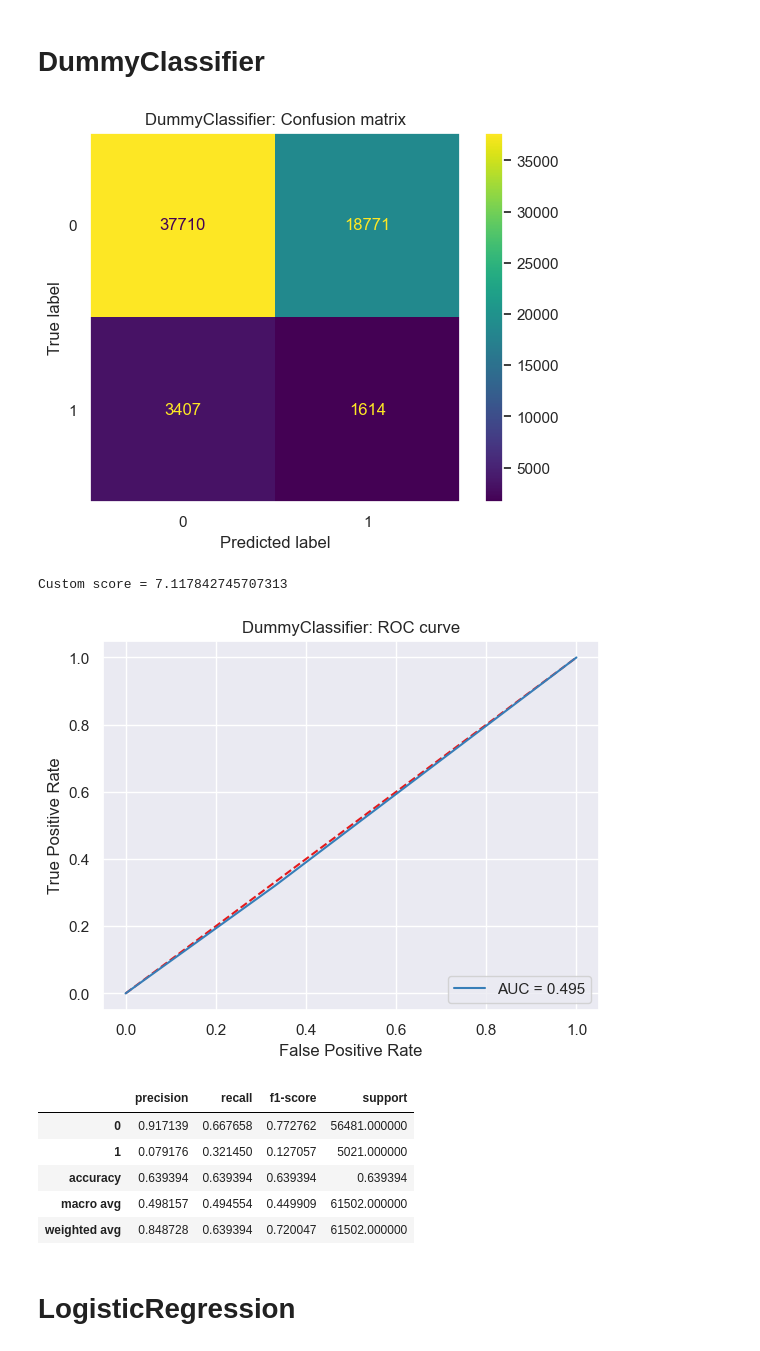
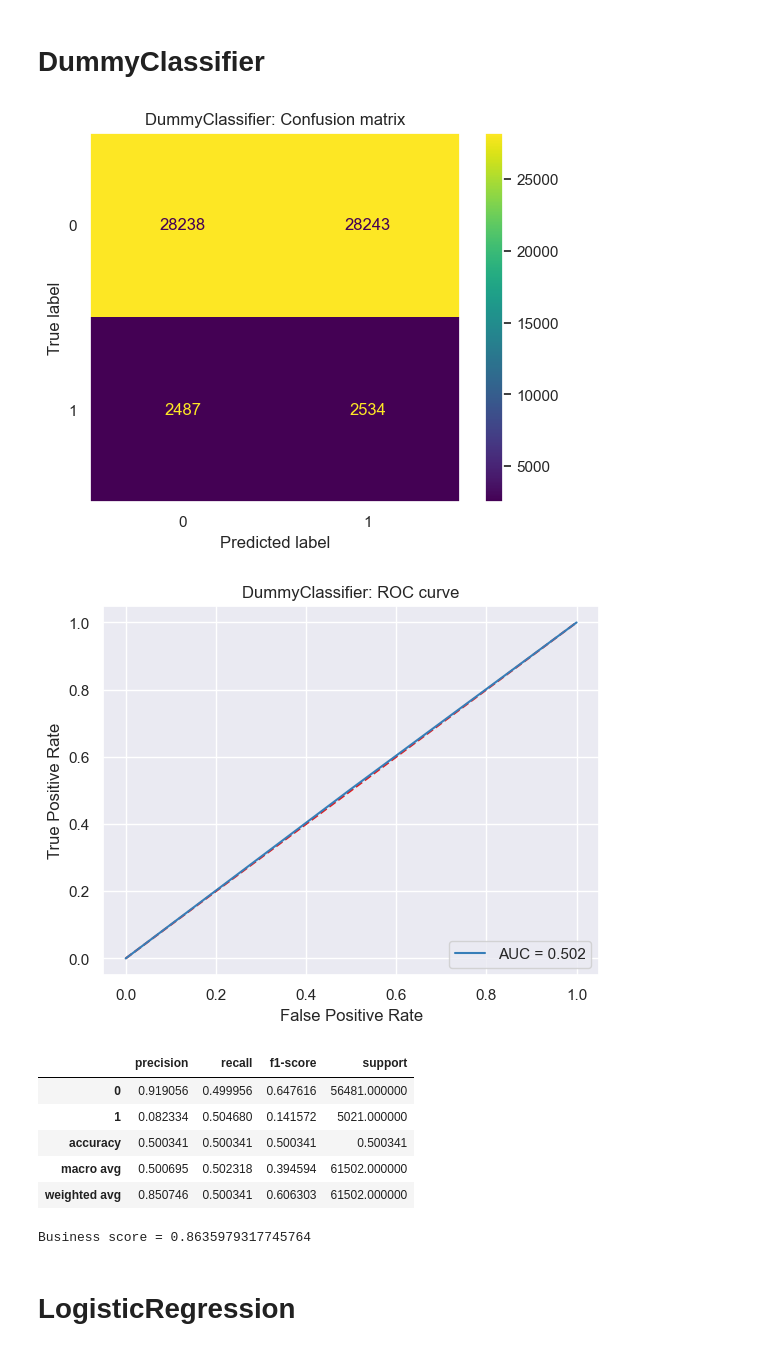
Before and after one commit to ahonestla/OC_DS_P7, a Jupyter notebook: notebooks/3-modelling.ipynb, the cells around one changed output. Saved outputs shown, nothing was run; the diff lists cells and outputs as text; code cells hidden in the pictures.

Commit message:
[NOTEBOOK] Add test df

```diff
--- a/notebooks/3-modelling.ipynb
+++ b/notebooks/3-modelling.ipynb
@@ -223,15 +218,16 @@ Ratio is 1:11
 I will define a pipeline that first transforms the training dataset with SMOTE then fits the model.
 # %%
 # Define oversampling and undersampling
-over = SMOTE(sampling_strategy=0.1) # oversample to 1:10 ratio
-under = RandomUnderSampler(sampling_strategy=0.5) # undersample to 1:2 ratio
+over = SMOTE(sampling_strategy=0.5) # oversample to 1:2 ratio
+under = RandomUnderSampler(sampling_strategy=1) # undersample to 1:1 ratio
 
 # Define pipeline
 steps = [('over', over), ('under', under)]
+# steps = [('over', over)]
 pipeline = Pipeline(steps=steps)
 
 # Transform the dataset
-x_res, y_res = pipeline.fit_resample(x_train_fill, y_train)
+x_res, y_res = pipeline.fit_resample(x_train, y_train)
 
 print("Training target statistics:", Counter(y_res))
 print("Testing target statistics:", Counter(y_test))
@@ -252,11 +248,9 @@ THRESHOLD_CLASS1 = 1 - THRESHOLD_CLASS0  # belong to class 1 (repay failure)
 Rule : cost FN (dont repay - predicted as repay) = 10 cost FP (repay - predicted as dont repay)
 # %%
 # Custom loss function based on business rule
-def custom_loss_func(y_true, y_pred):
-    tn, fp, fn, tp = confusion_matrix(y_true, y_pred).ravel()
-    fnr = fn / (fn + tp)  # false negative rate
-    fpr = fp / (fp + tn)  # false positive rate
-    cost = (10 * fnr) + fpr
+def business_loss_func(y_true, y_pred):
+    tp, fp, fn, tn = confusion_matrix(y_true, y_pred).ravel()
+    cost = (fp + (10 * fn)) / len(y_true)
     return float(cost)
 # %%
 # # Custom loss function for xgboost
@@ -285,5 +279,5 @@ def custom_loss_func(y_true, y_pred):
 # %% [markdown]
 I create custom scorer with the business rule.
 # %%
-# Create custom score
-custom_score = make_scorer(custom_loss_func, greater_is_better=True)
+# Create business score
+business_score = make_scorer(business_loss_func, greater_is_better=False)
@@ -292,46 +313,29 @@ custom_score = make_scorer(custom_loss_func, greater_is_better=True)
 # %%
 # Create logistic regression model
 dc = DummyClassifier(strategy='stratified', random_state=RANDOM_STATE)
 dc_name = 'DummyClassifier'
 
-# Train model
+# Fit model
 dc.fit(x_res, y_res)
 
-# Predict probability of class 1 (repay failure)
-dc_pred_proba = dc.predict_proba(x_test_fill)[:,1]
-
-# Predict values
-dc_pred = dc.predict(x_test_fill)
-
-# Display confusion matrix
-display_confusion_matrix(y_test, dc_pred, model_name=dc_name)
-
-# Display custom loss func
-dc_custom_score = custom_loss_func(y_test, dc_pred)
-print("Custom score =", dc_custom_score)
-
-# Draw roc curve
-dc_auc = compute_roc_curve(y_test, dc_pred_proba, model_name=dc_name)
-
-# Compute scores
-dc_report = pd.DataFrame(classification_report(y_test, dc_pred, output_dict=True)).transpose()
-display(dc_report)
+# Compute results
+dc_business_score, dc_auc, dc_report = compute_classification_results(dc, dc_name, x_test, y_test)
 
 # Save logs
-log_mlflow(dc, dc_name, auc_score=dc_auc, custom_score=dc_custom_score,
+log_mlflow(dc, dc_name, auc_score=dc_auc, custom_score=dc_business_score,
            f1_score=dc_report.loc['weighted avg', 'f1-score'],
            acc_score=dc_report.loc['accuracy', 'precision'],
            train_class_0=Counter(y_res)[0], train_class_1=Counter(y_res)[1])
 # %% [output]
-[figure, old version]
+[figure, new version]
-Custom score = 7.117842745707313
-[figure, old version]
+[figure, new version]
 |  | precision | recall | f1-score | support |
-| 0 | 0.917139 | 0.667658 | 0.772762 | 56481.000000 |
-| 1 | 0.079176 | 0.321450 | 0.127057 | 5021.000000 |
-| accuracy | 0.639394 | 0.639394 | 0.639394 | 0.639394 |
-| macro avg | 0.498157 | 0.494554 | 0.449909 | 61502.000000 |
-| weighted avg | 0.848728 | 0.639394 | 0.720047 | 61502.000000 |
+| 0 | 0.919056 | 0.499956 | 0.647616 | 56481.000000 |
+| 1 | 0.082334 | 0.504680 | 0.141572 | 5021.000000 |
+| accuracy | 0.500341 | 0.500341 | 0.500341 | 0.500341 |
+| macro avg | 0.500695 | 0.502318 | 0.394594 | 61502.000000 |
+| weighted avg | 0.850746 | 0.500341 | 0.606303 | 61502.000000 |
+Business score = 0.8635979317745764
 # %% [markdown]
 # LogisticRegression
 # %%
```
Also changed, not shown: parts of 25 cells of this notebook, 1 other file.
